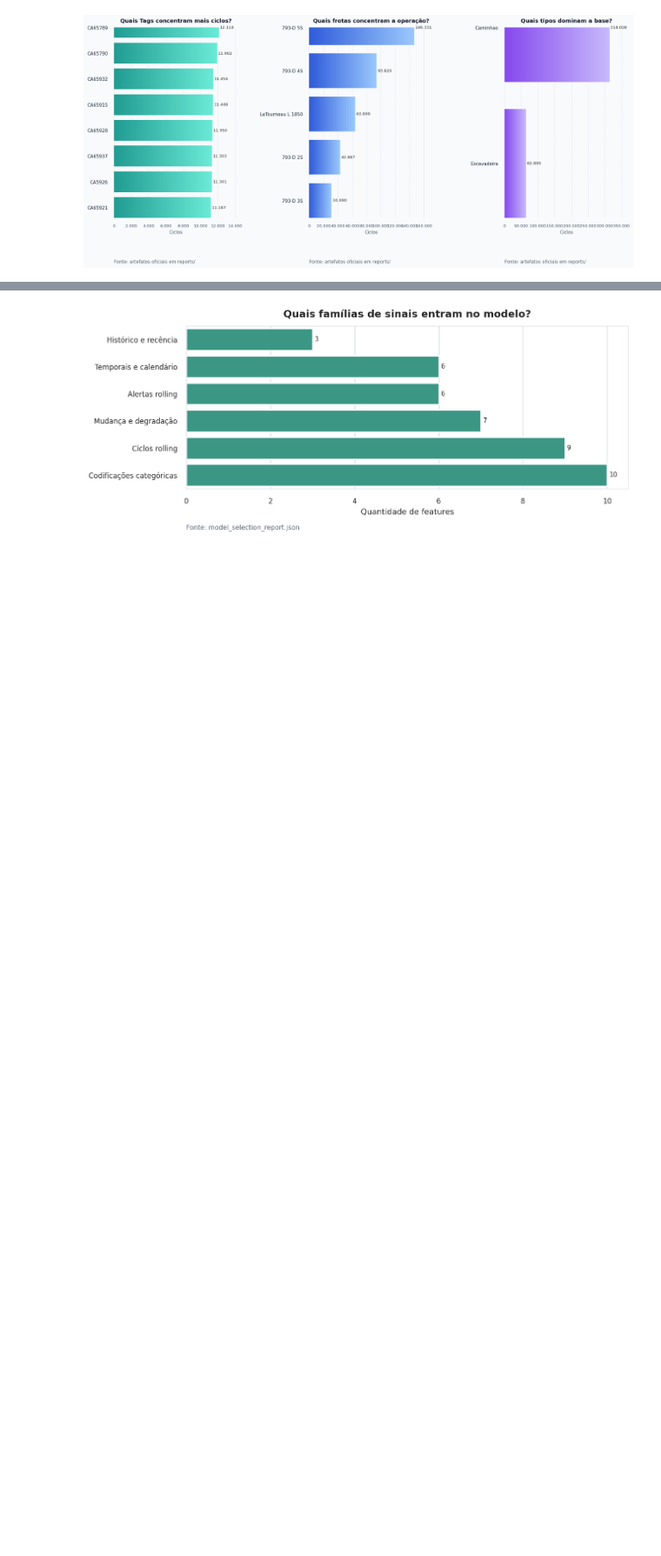
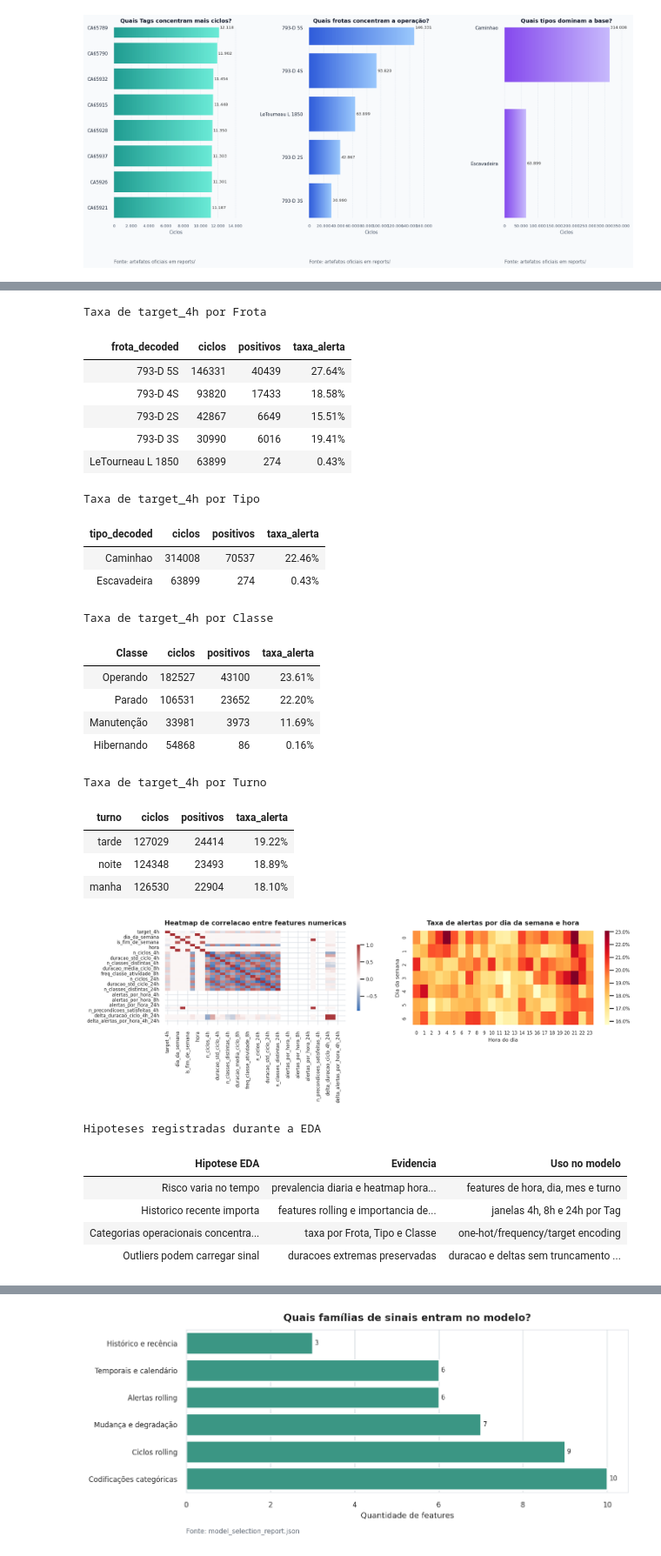
Before and after one commit to LuccaRomagnolli/Projeto-Vale, a Jupyter notebook: notebooks/main.ipynb, the cells around one changed output, grey strips where cells are left out. Shown at 87% size. Cells and saved outputs as stored; diff of their text form; code cells hidden in the pictures; blank space fills up the shorter version.

```diff
--- a/notebooks/main.ipynb
+++ b/notebooks/main.ipynb
@@ -517 +884,81 @@ plt.show()
+# %%
+def risk_by_category(df, column, top=12):
+    return (
+        df.groupby(column, dropna=False)
+        .agg(ciclos=("Id", "count"), positivos=("target_4h", "sum"), taxa_alerta=("target_4h", "mean"))
+        .sort_values(["positivos", "taxa_alerta"], ascending=False)
+        .head(top)
+        .reset_index()
+    )
+
+category_views = {
+    "Frota": risk_by_category(features_df, "frota_decoded"),
+    "Tipo": risk_by_category(features_df, "tipo_decoded"),
+    "Classe": risk_by_category(features_df, "Classe"),
+    "Turno": risk_by_category(features_df, "turno"),
+}
+
+for label, table in category_views.items():
+    display(
+        table.style.hide(axis="index")
+        .format({"taxa_alerta": "{:.2%}"})
+        .set_caption(f"Taxa de target_4h por {label}")
+    )
+
+eda_feature_columns = selection_json["feature_columns"]
+numeric_corr_cols = [c for c in eda_feature_columns if c in features_df.columns and pd.api.types.is_numeric_dtype(features_df[c])]
+selected_corr_cols = ["target_4h"] + numeric_corr_cols[:35]
+corr_matrix = features_df[selected_corr_cols].corr(numeric_only=True)
+
+fig, axes = plt.subplots(1, 2, figsize=(17, 6))
+
+sns.heatmap(corr_matrix, cmap="vlag", center=0, ax=axes[0], cbar_kws={"shrink": 0.7})
+axes[0].set_title("Heatmap de correlacao entre features numericas")
+
+hour_week = features_df.pivot_table(index="dia_da_semana", columns="hora_do_dia", values="target_4h", aggfunc="mean")
+sns.heatmap(hour_week, cmap="YlOrRd", ax=axes[1], cbar_kws={"format": mticker.PercentFormatter(1.0)})
+axes[1].set_title("Taxa de alertas por dia da semana e hora")
+axes[1].set_xlabel("Hora do dia")
+axes[1].set_ylabel("Dia da semana")
+
+plt.tight_layout()
+plt.show()
+
+hypotheses = pd.DataFrame([
+    {"Hipotese EDA": "Risco varia no tempo", "Evidencia": "prevalencia diaria e heatmap hora x dia", "Uso no modelo": "features de hora, dia, mes e turno"},
+    {"Hipotese EDA": "Historico recente importa", "Evidencia": "features rolling e importancia de recencia", "Uso no modelo": "janelas 4h, 8h e 24h por Tag"},
+    {"Hipotese EDA": "Categorias operacionais concentram risco", "Evidencia": "taxa por Frota, Tipo e Classe", "Uso no modelo": "one-hot/frequency/target encoding"},
+    {"Hipotese EDA": "Outliers podem carregar sinal", "Evidencia": "duracoes extremas preservadas", "Uso no modelo": "duracao e deltas sem truncamento automatico"},
+])
+display(hypotheses.style.hide(axis="index").set_caption("Hipoteses registradas durante a EDA"))
+# %% [output]
+Taxa de target_4h por Frota
+| frota_decoded | ciclos | positivos | taxa_alerta |
+| 793-D 5S | 146331 | 40439 | 27.64% |
+| 793-D 4S | 93820 | 17433 | 18.58% |
+| 793-D 2S | 42867 | 6649 | 15.51% |
+| 793-D 3S | 30990 | 6016 | 19.41% |
+| LeTourneau L 1850 | 63899 | 274 | 0.43% |
+Taxa de target_4h por Tipo
+| tipo_decoded | ciclos | positivos | taxa_alerta |
+| Caminhao | 314008 | 70537 | 22.46% |
+| Escavadeira | 63899 | 274 | 0.43% |
+Taxa de target_4h por Classe
+| Classe | ciclos | positivos | taxa_alerta |
+| Operando | 182527 | 43100 | 23.61% |
+| Parado | 106531 | 23652 | 22.20% |
+| Manutenção | 33981 | 3973 | 11.69% |
+| Hibernando | 54868 | 86 | 0.16% |
+Taxa de target_4h por Turno
+| turno | ciclos | positivos | taxa_alerta |
+| tarde | 127029 | 24414 | 19.22% |
+| noite | 124348 | 23493 | 18.89% |
+| manha | 126530 | 22904 | 18.10% |
+[figure, added]
+Hipoteses registradas durante a EDA
+| Hipotese EDA | Evidencia | Uso no modelo |
+| Risco varia no tempo | prevalencia diaria e heatmap hora... | features de hora, dia, mes e turno |
+| Historico recente importa | features rolling e importancia de... | janelas 4h, 8h e 24h por Tag |
+| Categorias operacionais concentra... | taxa por Frota, Tipo e Classe | one-hot/frequency/target encoding |
+| Outliers podem carregar sinal | duracoes extremas preservadas | duracao e deltas sem truncamento ... |
 # %% [markdown]
```
Also changed, not shown: parts of 43 cells of this notebook.
